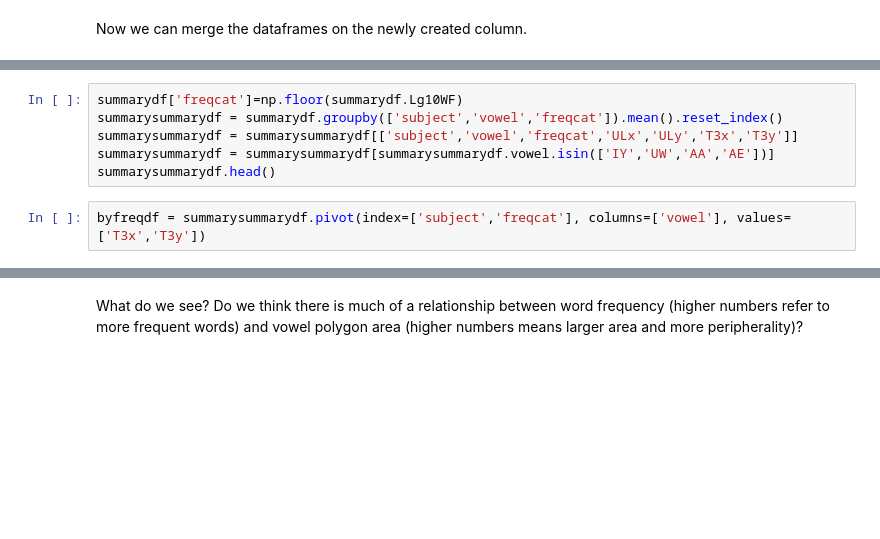
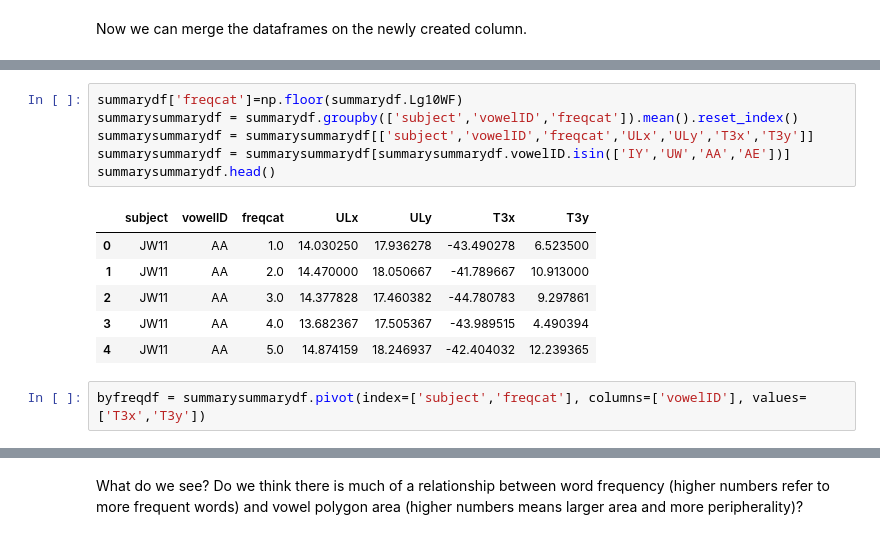
Before and after one commit to susanlinucb/Ling113S22_Unit3xrmb, a Jupyter notebook: Unit3_vowelspace.ipynb, the cells around one changed output, grey strips where cells are left out. Drawn from its saved outputs; the diff is of its cells as text; blank space fills up the shorter version.

```diff
--- a/Unit3_vowelspace.ipynb
+++ b/Unit3_vowelspace.ipynb
@@ -207,11 +251,18 @@ summarydf.head()
 # %%
 summarydf['freqcat']=np.floor(summarydf.Lg10WF)
-summarysummarydf = summarydf.groupby(['subject','vowel','freqcat']).mean().reset_index()
-summarysummarydf = summarysummarydf[['subject','vowel','freqcat','ULx','ULy','T3x','T3y']]
-summarysummarydf = summarysummarydf[summarysummarydf.vowel.isin(['IY','UW','AA','AE'])]
+summarysummarydf = summarydf.groupby(['subject','vowelID','freqcat']).mean().reset_index()
+summarysummarydf = summarysummarydf[['subject','vowelID','freqcat','ULx','ULy','T3x','T3y']]
+summarysummarydf = summarysummarydf[summarysummarydf.vowelID.isin(['IY','UW','AA','AE'])]
 summarysummarydf.head()
+# %% [output]
+|  | subject | vowelID | freqcat | ULx | ULy | T3x | T3y |
+| 0 | JW11 | AA | 1.0 | 14.030250 | 17.936278 | -43.490278 | 6.523500 |
+| 1 | JW11 | AA | 2.0 | 14.470000 | 18.050667 | -41.789667 | 10.913000 |
+| 2 | JW11 | AA | 3.0 | 14.377828 | 17.460382 | -44.780783 | 9.297861 |
+| 3 | JW11 | AA | 4.0 | 13.682367 | 17.505367 | -43.989515 | 4.490394 |
+| 4 | JW11 | AA | 5.0 | 14.874159 | 18.246937 | -42.404032 | 12.239365 |
 # %%
-byfreqdf = summarysummarydf.pivot(index=['subject','freqcat'], columns=['vowel'], values=['T3x','T3y'])
+byfreqdf = summarysummarydf.pivot(index=['subject','freqcat'], columns=['vowelID'], values=['T3x','T3y'])
 # %%
 byfreqdf['area']=byfreqdf.apply(lambda x: PolygonArea([(x.T3x.AA,x.T3y.AA),(x.T3x.IY,x.T3y.IY),
                                       (x.T3x.UW,x.T3y.UW),(x.T3x.AE,x.T3y.AE)]),axis=1)
```
Also changed, not shown: parts of 11 cells of this notebook.
